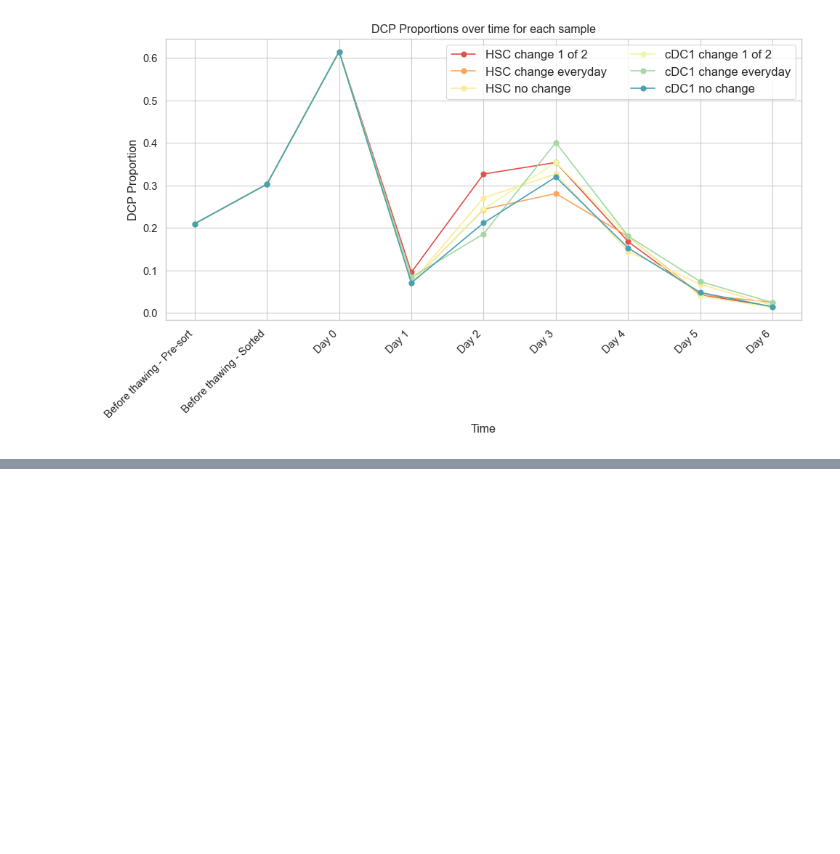
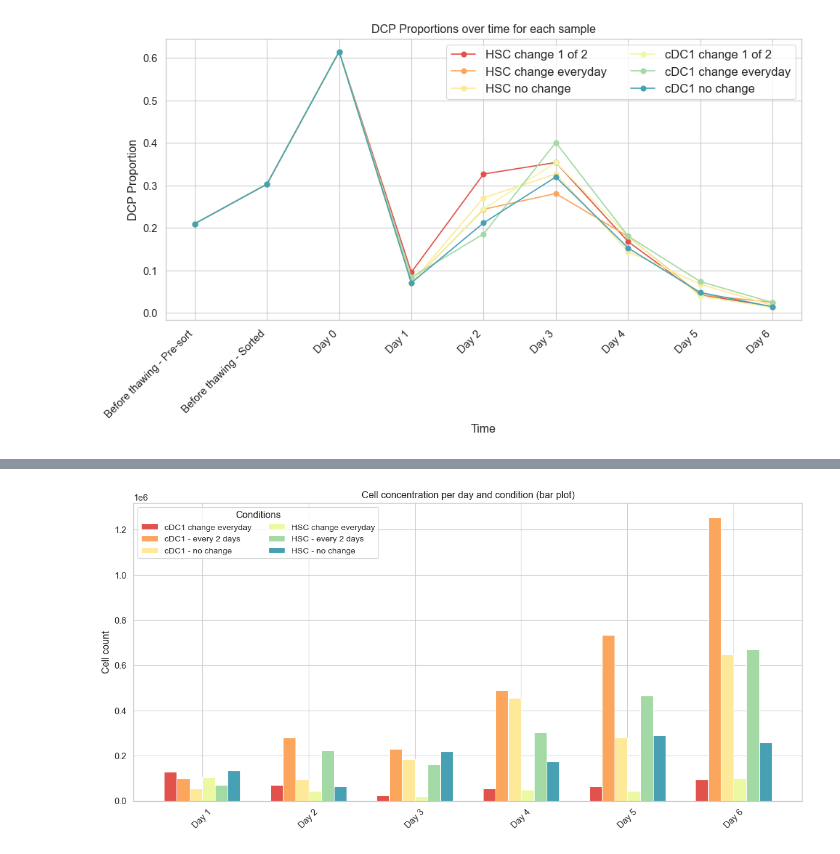
Before and after one commit to AlexiaGiroud/ThawingDCPs, a Jupyter notebook: graphs_try2.ipynb, the cells around one changed output, grey strips where cells are left out. Saved outputs shown, nothing was run; the diff lists cells and outputs as text; code cells hidden in the pictures; blank space fills up the shorter version.

```diff
--- a/graphs_try2.ipynb
+++ b/graphs_try2.ipynb
@@ -263,0 +338,37 @@ plt.show()
+# %%
+# Bar plot of comparison of concentration of cells in each sample each day
+# Keep only Live cells if needed
+df = live_cells.copy()
+
+# Make sure Days are sorted correctly
+df["Day"] = pd.Categorical(df["Day"], ordered=True, categories=sorted(df["Day"].unique()))
+
+# All condition names (your samples)
+conditions = df["Condition"].unique()
+days = df["Day"].unique()
+
+x = np.arange(len(days))  # positions for the days
+width = 0.12              # bar width (adjust depending on number of conditions)
+
+plt.figure(figsize=(12,6))
+
+# Loop through conditions and create offset bars
+for i, condition in enumerate(conditions):
+    cond_data = df[df["Condition"] == condition].sort_values("Day")
+    plt.bar(
+        x + i*width,
+        cond_data["Concentration (cells/mL)"],
+        width,
+        label=condition
+    )
+
+# Formatting
+plt.xticks(x + width*(len(conditions)-1)/2, days, rotation=45)
+plt.ylabel("Cell count")
+plt.title("Cell concentration per day and condition (bar plot)")
+plt.legend(title="Conditions", frameon=True, fontsize=10, ncol=2)
+
+plt.tight_layout()
+plt.show()
+# %% [output]
+[figure, added]
```
Also changed, not shown: parts of 8 cells of this notebook, 7 other files.
